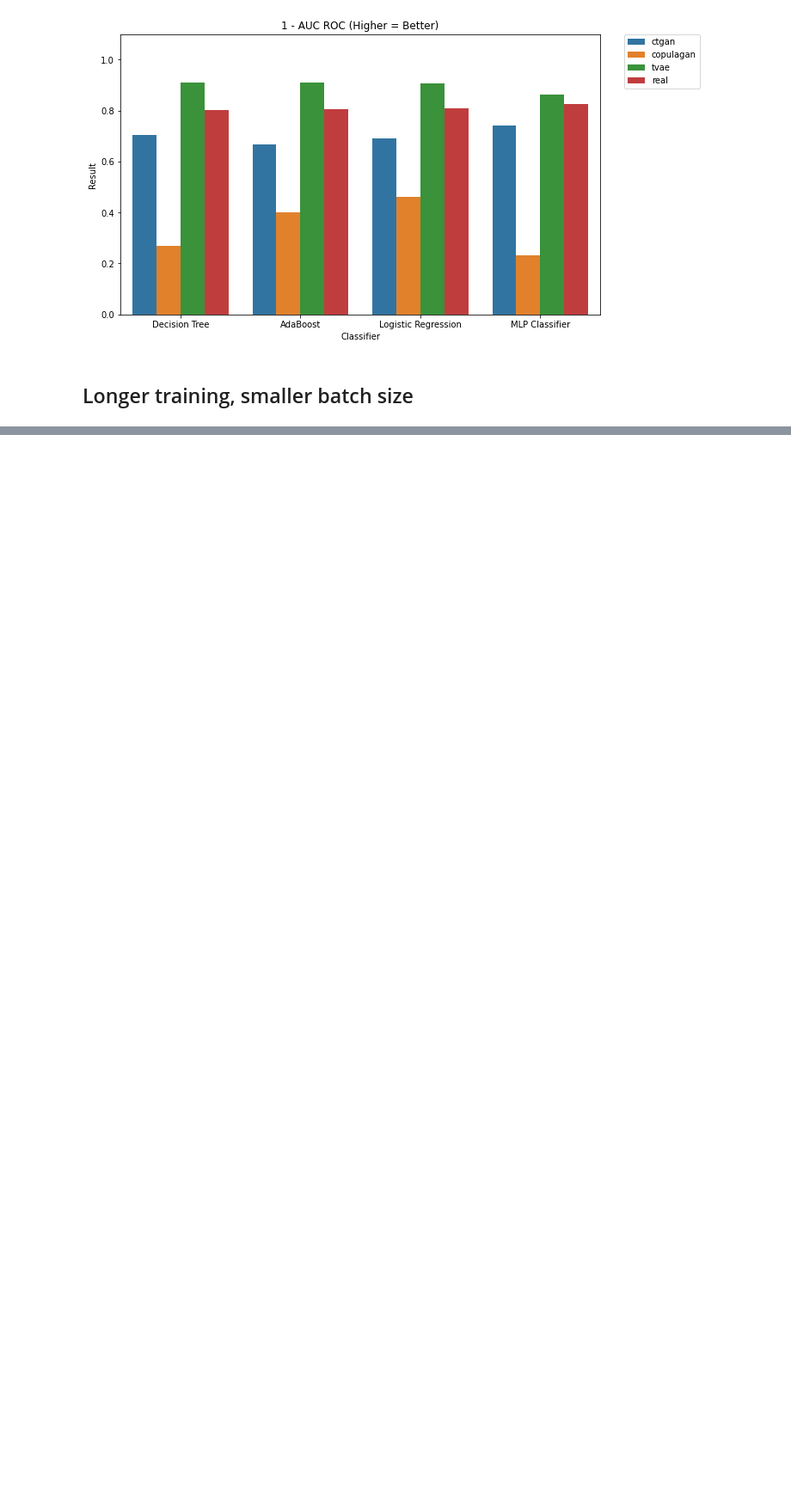
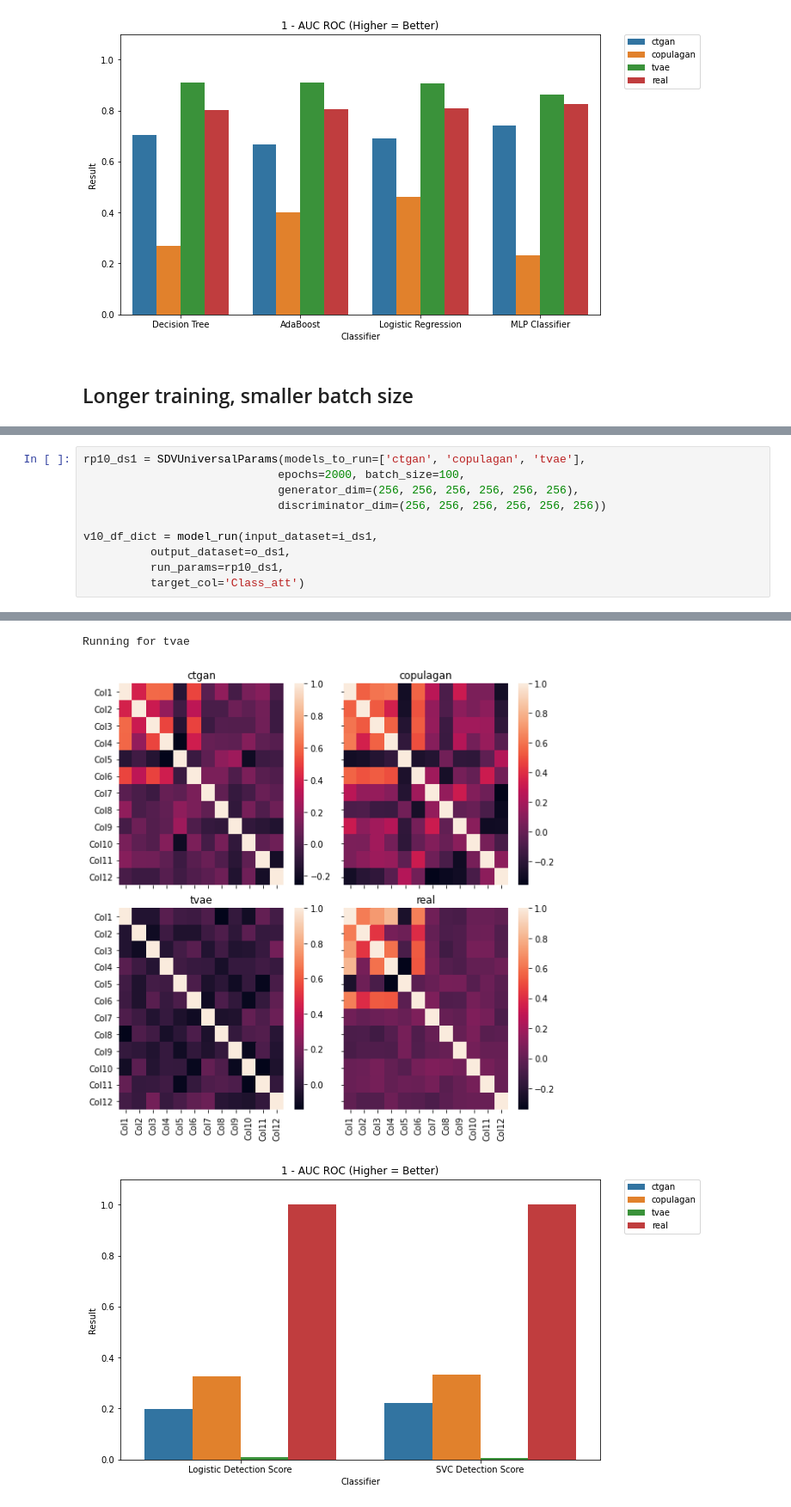
Before and after one commit to jamestgodwin/synthetic_data, a Jupyter notebook: notebooks/Test_CTGAN.ipynb, the cells around one changed output, grey strips where cells are left out. Shown: that part at 86% size. Saved outputs shown, nothing was run; the diff lists cells and outputs as text; blank space fills up the shorter version.

Commit message:
Further runs with more epochs and layers

```diff
--- a/notebooks/Test_CTGAN.ipynb
+++ b/notebooks/Test_CTGAN.ipynb
@@ -308,0 +318,11 @@ model_run(input_dataset=i_ds1,
+# %%
+rp10_ds1 = SDVUniversalParams(models_to_run=['ctgan', 'copulagan', 'tvae'],
+                             epochs=2000, batch_size=100,
+                             generator_dim=(256, 256, 256, 256, 256, 256),
+                             discriminator_dim=(256, 256, 256, 256, 256, 256))
+
+v10_df_dict = model_run(input_dataset=i_ds1,
+          output_dataset=o_ds1,
+          run_params=rp10_ds1,
+          target_col='Class_att')
+# %% [output]
@@ -308,0 +331,3 @@ model_run(input_dataset=i_ds1,
+Running for tvae
+[figure, added]
+[figure, added]
```
Also changed, not shown: parts of 10 cells of this notebook.
